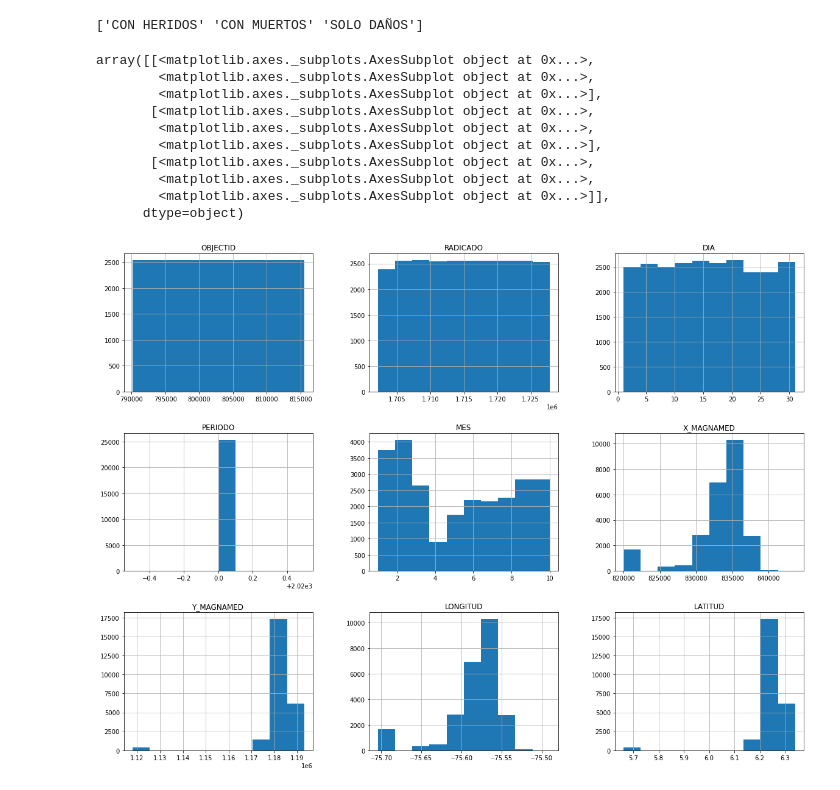
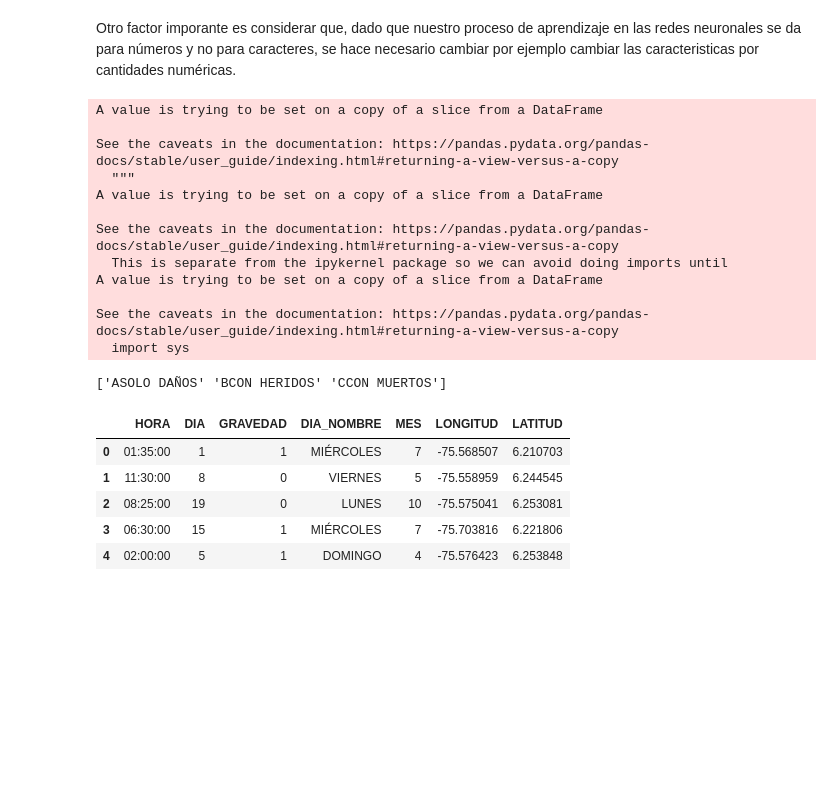
Before and after one commit to Sucerquia/machine-learning, a Jupyter notebook: Project.ipynb, the cells around one changed output. Drawn from its saved outputs; the diff is of its cells as text; code cells hidden in the pictures; blank space fills up the shorter version.

```diff
--- a/Project.ipynb
+++ b/Project.ipynb
@@ -35,23 +45,0 @@ info.head()
-# %%
-from sklearn.preprocessing import LabelEncoder
-encoder = LabelEncoder()
-housing_cat = info["GRAVEDAD"]
-housing_cat_encoded = encoder.fit_transform(housing_cat)
-housing_cat_encoded
-print(encoder.classes_)
-# %% [output]
-['CON HERIDOS' 'CON MUERTOS' 'SOLO DAÑOS']
-# %%
-c.hist(figsize = (20,15))
-# %% [output]
-array([[<matplotlib.axes._subplots.AxesSubplot object at 0x...>,
-        <matplotlib.axes._subplots.AxesSubplot object at 0x...>,
-        <matplotlib.axes._subplots.AxesSubplot object at 0x...>],
-       [<matplotlib.axes._subplots.AxesSubplot object at 0x...>,
-        <matplotlib.axes._subplots.AxesSubplot object at 0x...>,
-        <matplotlib.axes._subplots.AxesSubplot object at 0x...>],
-       [<matplotlib.axes._subplots.AxesSubplot object at 0x...>,
-        <matplotlib.axes._subplots.AxesSubplot object at 0x...>,
-        <matplotlib.axes._subplots.AxesSubplot object at 0x...>]],
-      dtype=object)
-[figure, removed]
@@ -62,0 +46,36 @@ my_data = np.genfromtxt("https://github.com/Sucerquia/machine-learning/blob/mast
+# %% [markdown]
+Otro factor imporante es considerar que, dado que nuestro proceso de aprendizaje en las redes neuronales se da para números y no para caracteres, se hace necesario cambiar por ejemplo cambiar las caracteristicas por cantidades numéricas.
+# %%
+for x in range(len(info["GRAVEDAD"])):
+  if info["GRAVEDAD"][x] == 'SOLO DAÑOS':
+    info["GRAVEDAD"][x] = 'ASOLO DAÑOS'
+  if info["GRAVEDAD"][x] == 'CON HERIDOS':
+    info["GRAVEDAD"][x] = 'BCON HERIDOS'
+  if info["GRAVEDAD"][x] == 'CON MUERTOS':
+    info["GRAVEDAD"][x] = 'CCON MUERTOS'
+#We change the cualitative values by numbers
+encoder = LabelEncoder()
+encoder.classes_ = ['SOLO DAÑOS', 'CON HERIDOS', 'CON MUERTOS']
+info["GRAVEDAD"] = encoder.fit_transform(info["GRAVEDAD"])
+print(encoder.classes_)
+info.head()
+# %% [output]
+A value is trying to be set on a copy of a slice from a DataFrame
+
+See the caveats in the documentation: https://pandas.pydata.org/pandas-docs/stable/user_guide/indexing.html#returning-a-view-versus-a-copy
+  """
+A value is trying to be set on a copy of a slice from a DataFrame
+
+See the caveats in the documentation: https://pandas.pydata.org/pandas-docs/stable/user_guide/indexing.html#returning-a-view-versus-a-copy
+  This is separate from the ipykernel package so we can avoid doing imports until
+A value is trying to be set on a copy of a slice from a DataFrame
+
+See the caveats in the documentation: https://pandas.pydata.org/pandas-docs/stable/user_guide/indexing.html#returning-a-view-versus-a-copy
+  import sys
+['ASOLO DAÑOS' 'BCON HERIDOS' 'CCON MUERTOS']
+|  | HORA | DIA | GRAVEDAD | DIA_NOMBRE | MES | LONGITUD | LATITUD |
+| 0 | 01:35:00 | 1 | 1 | MIÉRCOLES | 7 | -75.568507 | 6.210703 |
+| 1 | 11:30:00 | 8 | 0 | VIERNES | 5 | -75.558959 | 6.244545 |
+| 2 | 08:25:00 | 19 | 0 | LUNES | 10 | -75.575041 | 6.253081 |
+| 3 | 06:30:00 | 15 | 1 | MIÉRCOLES | 7 | -75.703816 | 6.221806 |
+| 4 | 02:00:00 | 5 | 1 | DOMINGO | 4 | -75.576423 | 6.253848 |
```
Also changed, not shown: parts of 23 cells of this notebook.
